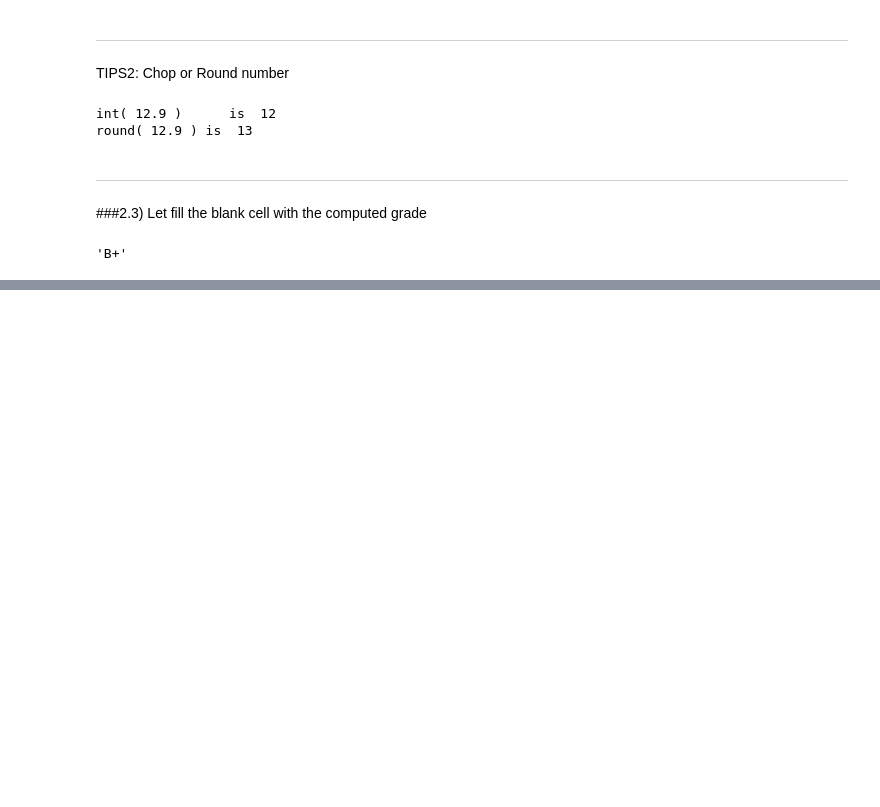
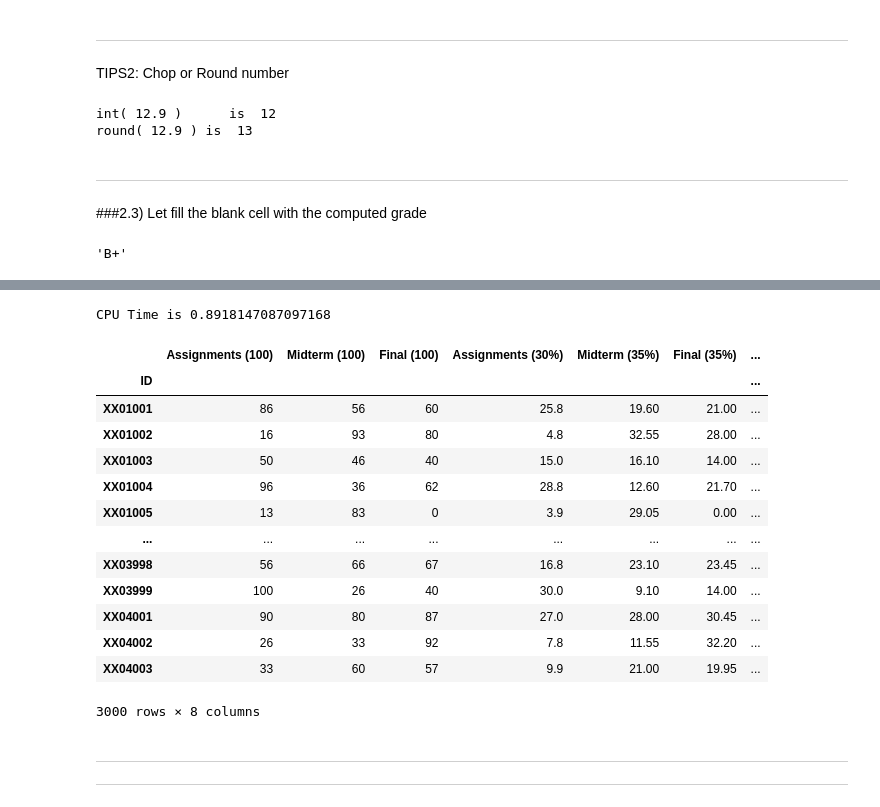
Before and after one commit to wallik2/University-stuff, a Jupyter notebook: Intro_Data_Sci/Week2_Pandas_Application.ipynb, the cells around one changed output, grey strips where cells are left out. Cells and saved outputs as stored; diff of their text form; code cells hidden in the pictures; blank space fills up the shorter version.

```diff
--- a/Intro_Data_Sci/Week2_Pandas_Application.ipynb
+++ b/Intro_Data_Sci/Week2_Pandas_Application.ipynb
@@ -450,0 +501,63 @@ Grade(79)
+# %%
+def Grade(Total):
+
+  #for i in range(0,len(Total)):
+  if Total >= 80:
+    return("A")
+  elif Total >= 75:
+    return("B+")
+  elif Total >= 70:
+    return("B")
+  elif Total >= 65:
+    return("C+")
+  elif Total >= 60:
+    return("C")
+  elif Total >= 55:
+    return("D+")
+  elif Total >= 50:
+    return("D")
+  else: return("F")
+# %%
+from time import time
+
+T1 = time()
+
+#Start
+df['Assignments (30%)'] = df['Assignments (100)']*0.30
+df['Midterm (35%)'] = df['Midterm (100)']*0.35
+df['Final (35%)'] = df['Final (100)']*0.35
+
+df['Total (100%)'] = round(df['Assignments (30%)'] + df['Midterm (35%)'] + df['Final (35%)'])
+
+for i in range(0,len(df)):
+  df.iloc[i,-1] = Grade(df.iloc[i,-2])
+
+#Stop
+T2 = time()
+
+print("CPU Time is", T2-T1)
+# %% [output]
+CPU Time is 0.8918147087097168
+# %%
+df
+# %% [output]
+|  | Assignments (100) | Midterm (100) | Final (100) | Assignments (30%) | Midterm (35%) | Final (35%) | ... |
+| ID |  |  |  |  |  |  | ... |
+| XX01001 | 86 | 56 | 60 | 25.8 | 19.60 | 21.00 | ... |
+| XX01002 | 16 | 93 | 80 | 4.8 | 32.55 | 28.00 | ... |
+| XX01003 | 50 | 46 | 40 | 15.0 | 16.10 | 14.00 | ... |
+| XX01004 | 96 | 36 | 62 | 28.8 | 12.60 | 21.70 | ... |
+| XX01005 | 13 | 83 | 0 | 3.9 | 29.05 | 0.00 | ... |
+| ... | ... | ... | ... | ... | ... | ... | ... |
+| XX03998 | 56 | 66 | 67 | 16.8 | 23.10 | 23.45 | ... |
+| XX03999 | 100 | 26 | 40 | 30.0 | 9.10 | 14.00 | ... |
+| XX04001 | 90 | 80 | 87 | 27.0 | 28.00 | 30.45 | ... |
+| XX04002 | 26 | 33 | 92 | 7.8 | 11.55 | 32.20 | ... |
+| XX04003 | 33 | 60 | 57 | 9.9 | 21.00 | 19.95 | ... |
+3000 rows × 8 columns
+# %% [markdown]
+
+
+---
+
+---
```
Also changed, not shown: parts of 4 cells of this notebook.
